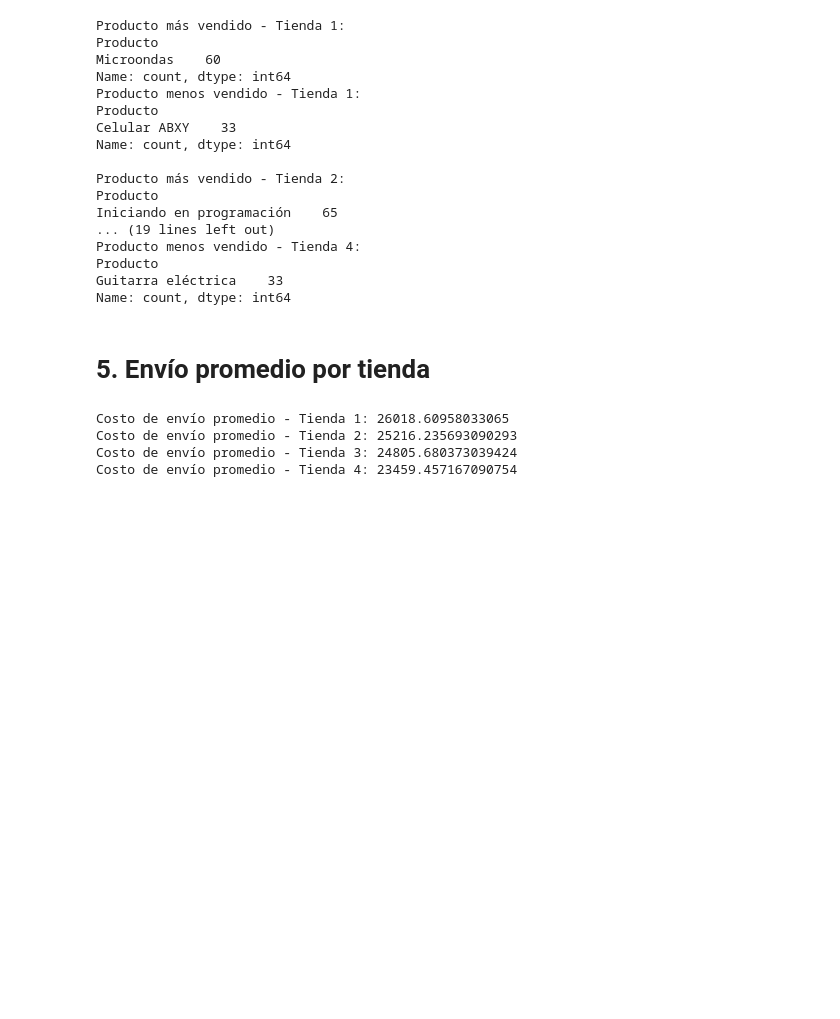
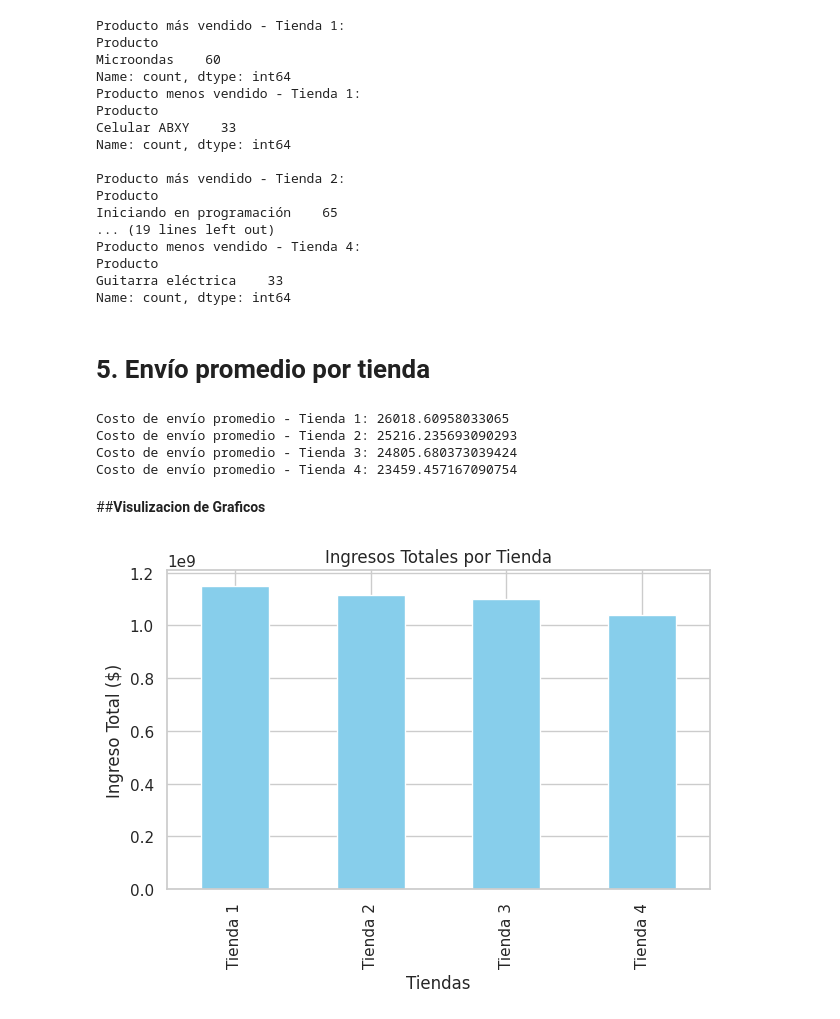
Before and after one commit to ENRIQUEAHERNANDEZ/nuevo-proyecto, a Jupyter notebook: AluraStoreLatam.ipynb, the cells around one changed output. Saved outputs shown, nothing was run; the diff lists cells and outputs as text; code cells hidden in the pictures; blank space fills up the shorter version.

```diff
--- a/AluraStoreLatam.ipynb
+++ b/AluraStoreLatam.ipynb
@@ -157,3 +157,26 @@ Costo de envío promedio - Tienda 1: 26018.60958033065
 Costo de envío promedio - Tienda 2: 25216.235693090293
 Costo de envío promedio - Tienda 3: 24805.680373039424
 Costo de envío promedio - Tienda 4: 23459.457167090754
+# %% [markdown]
+##**Visulizacion de Graficos**
+# %%
+import matplotlib.pyplot as plt
+import seaborn as sns
+sns.set(style="whitegrid")
+
+# Ingresos por tienda
+ingresos = pd.Series({
+    "Tienda 1": tienda["Precio"].sum(),
+    "Tienda 2": tienda2["Precio"].sum(),
+    "Tienda 3": tienda3["Precio"].sum(),
+    "Tienda 4": tienda4["Precio"].sum()
+})
+
+# Gráfico de barras
+ingresos.plot(kind="bar", color="skyblue", title="Ingresos Totales por Tienda")
+plt.ylabel("Ingreso Total ($)")
+plt.xlabel("Tiendas")
+plt.tight_layout()
+plt.show()
+# %% [output]
+[figure, added]
```
Also changed, not shown: parts of 8 cells of this notebook.
